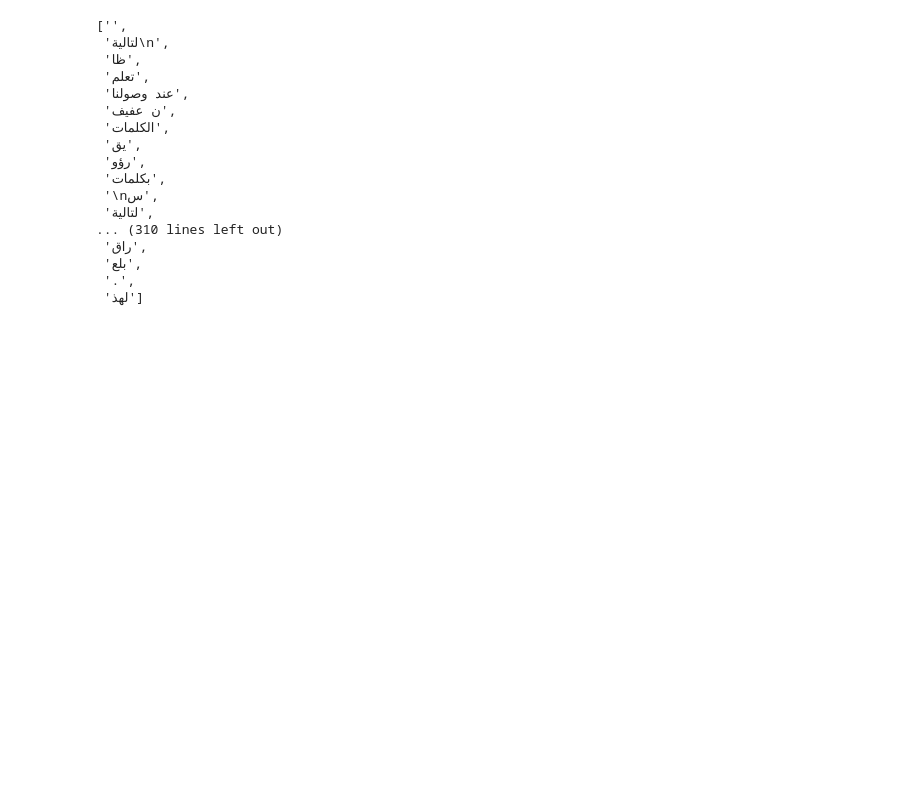
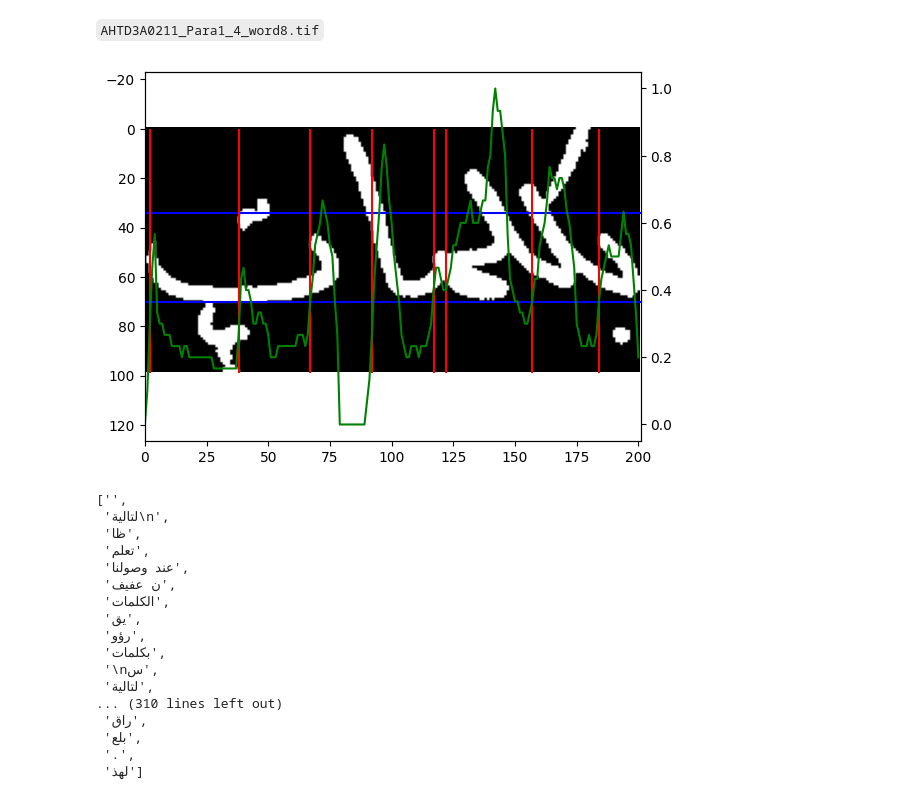
Before and after one commit to idrissmortadi/arabic-ocr, a Jupyter notebook: inspect_labels.ipynb, the cells around one changed output. Saved outputs shown, nothing was run; the diff lists cells and outputs as text; code cells hidden in the pictures; blank space fills up the shorter version.

Commit message:
Explored core zone from article

```diff
--- a/inspect_labels.ipynb
+++ b/inspect_labels.ipynb
@@ -22,3 +37,50 @@ for i in range(10):
+# %% [markdown]
+`AHTD3A0211_Para1_4_word8.tif`
+# %%
+def get_core_zone(image_array, threshold=0.3):
+    row_sums = image_array.sum(axis=1)
+    row_sums = row_sums/row_sums.max()
+
+    upper = np.argmax(row_sums>0.3)
+    lower = height-np.argmax(np.flip(row_sums)>threshold)+1
+
+    return row_sums, (upper, lower)
+
+def split_word(image_array, core_zone, threshold=0.4):
+    col_sums = image_array[core_zone[0]:core_zone[1]].sum(axis=0)
+    col_sums = col_sums/col_sums.max()
+
+    segment_indices = np.where(
+        np.abs(
+            np.diff(
+                    (col_sums>threshold)  # Above threshold
+                )  # Derivative
+            ) == 1  # Where it abs value equals one
+        )[0]
+
+    return col_sums, segment_indices
+
+image_array = np.array(image)
+height, width = image_array.shape
+
+row_sums, core_zone = get_core_zone(image_array, 0.5)
+col_sums, segment_indices = split_word(image_array, core_zone)
+
+fig, ax = plt.subplots()
+
+ax.imshow(image_array, cmap="gray")
+ax.hlines(core_zone[0], 0 ,width, color="b")
+ax.hlines(core_zone[1], 0 ,width, color="b")
+
+ax.twinx().plot(col_sums, color='g')
+
+ax.vlines(segment_indices[::2], 0, height, color="r")
+
+ax.set_xlim(0,width)
+
+plt.show()
+# %% [output]
+[figure, added]
 # %%
 labels = set()
 for label_file in os.listdir(LABELS_PATH):
```
Also changed, not shown: parts of 2 cells of this notebook.
